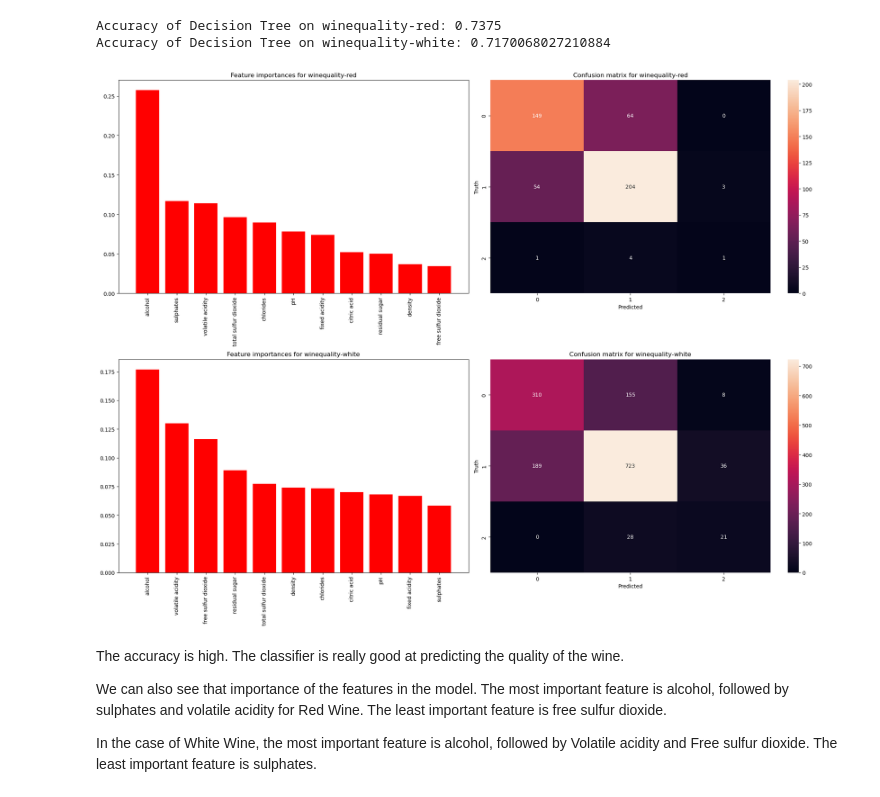
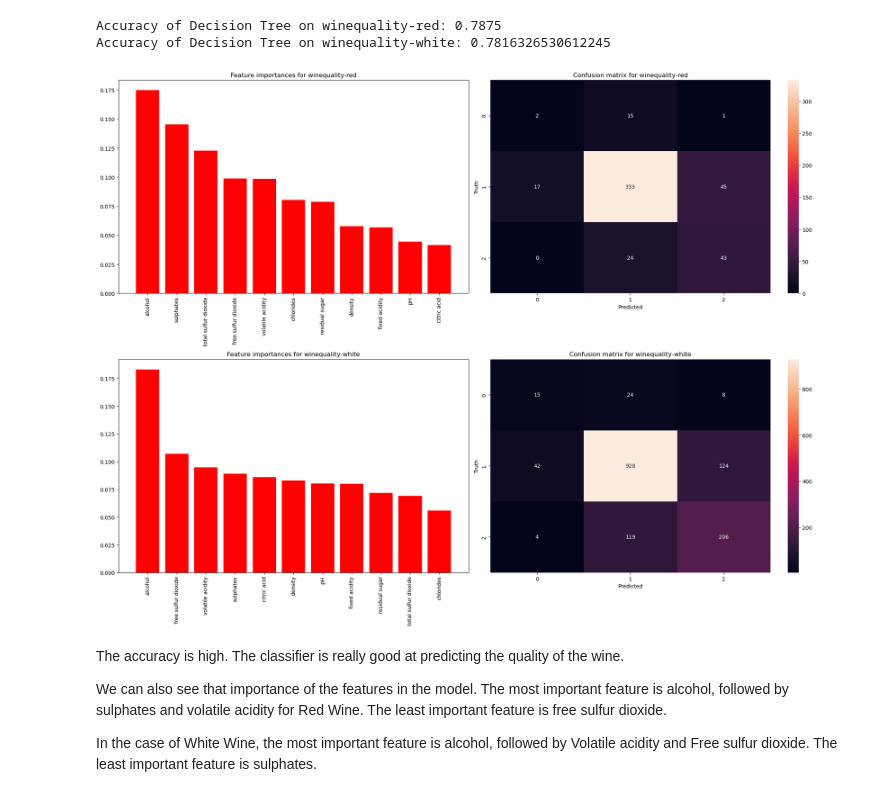
Before and after one commit to Qubi0-0/wine-classifier, a Jupyter notebook: DecisionTrees.ipynb, the cells around one changed output. Drawn from its saved outputs; the diff is of its cells as text; code cells hidden in the pictures.

```diff
--- a/DecisionTrees.ipynb
+++ b/DecisionTrees.ipynb
@@ -21,7 +21,7 @@ for i, (dataset_name, df) in enumerate(datasets.items()):
     X = df.iloc[:, :-1]
 
     y = df.iloc[:, -1]
-    bins = [0, 5, 7, 10]
+    bins = [0, 4, 6, 10]
     labels = [1, 2, 3]
     y = pd.cut(y, bins=bins, labels=labels)
 
@@ -29,36 +29,36 @@ for i, (dataset_name, df) in enumerate(datasets.items()):
 
     clf = DecisionTreeClassifier(random_state=42)
 
     clf.fit(X_train, y_train)
 
     y_pred = clf.predict(X_test)
 
     accuracy = accuracy_score(y_test, y_pred)
 
     print(f"Accuracy of Decision Tree on {dataset_name}: {accuracy}")
 
     scores = cross_val_score(clf, X, y, cv=5)
 
     importances = clf.feature_importances_
     indices = np.argsort(importances)[::-1]
 
     axs[i, 0].bar(range(X.shape[1]), importances[indices], color="r", align="center")
     axs[i, 0].set_xticks(range(X.shape[1]))
     axs[i, 0].set_xticklabels(X.columns[indices], rotation='vertical')
     axs[i, 0].set_xlim([-1, X.shape[1]])
     axs[i, 0].set_title(f"Feature importances for {dataset_name}")
 
     cm = confusion_matrix(y_test, y_pred)
     sns.heatmap(cm, annot=True, fmt='d', ax=axs[i, 1])
     axs[i, 1].set_xlabel('Predicted')
     axs[i, 1].set_ylabel('Truth')
     axs[i, 1].set_title(f"Confusion matrix for {dataset_name}")
 
 plt.tight_layout()
 # %% [output]
-Accuracy of Decision Tree on winequality-red: 0.7375
-Accuracy of Decision Tree on winequality-white: 0.7170068027210884
+Accuracy of Decision Tree on winequality-red: 0.7875
+Accuracy of Decision Tree on winequality-white: 0.7816326530612245
-[figure, old version]
+[figure, new version]
 # %% [markdown]
 The accuracy is high. The classifier is really good at predicting the quality of the wine.
 
```
Also changed, not shown: parts of 6 cells of this notebook.
